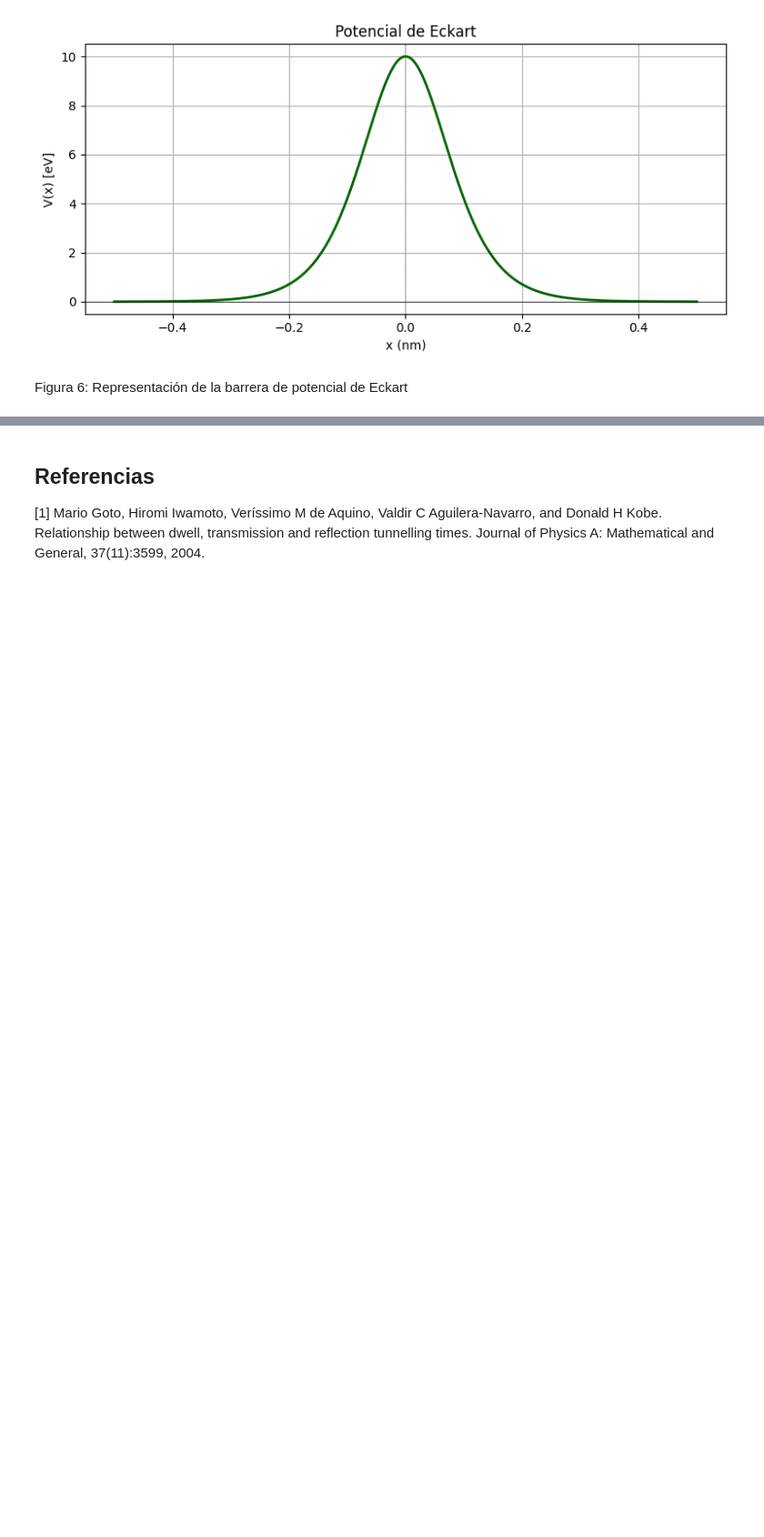
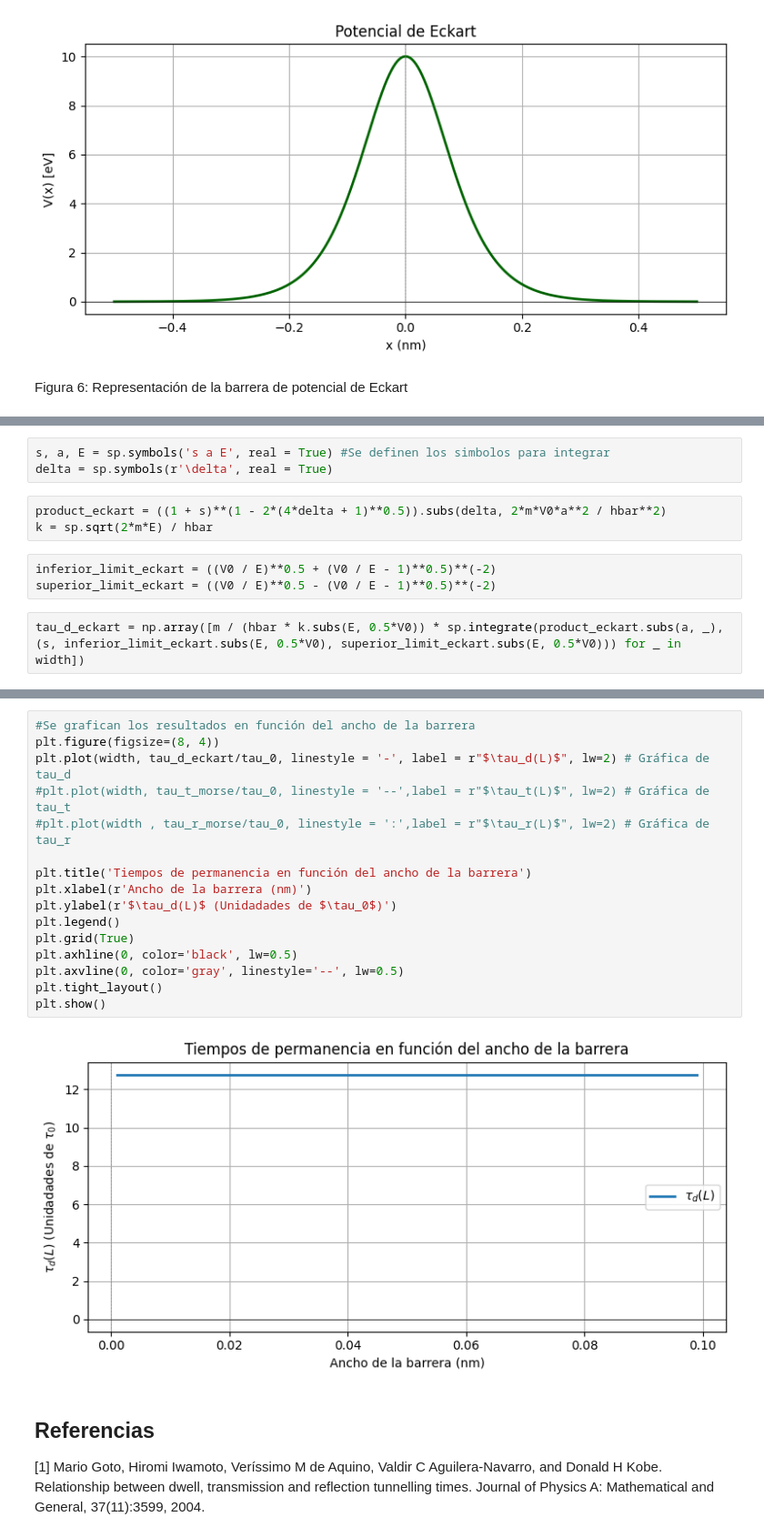
Before and after one commit to CR0NX73/Quantum-Tunnelling-Times, a Jupyter notebook: potenciales.ipynb, the cells around one changed output, grey strips where cells are left out. Shown at 91% size. Saved outputs shown, nothing was run; the diff lists cells and outputs as text; blank space fills up the shorter version.

```diff
--- a/potenciales.ipynb
+++ b/potenciales.ipynb
@@ -539,0 +590,11 @@ Figura 6: Representación de la barrera de potencial de Eckart
+# %%
+s, a, E = sp.symbols('s a E', real = True) #Se definen los simbolos para integrar
+delta = sp.symbols(r'\delta', real = True)
+# %%
+product_eckart = ((1 + s)**(1 - 2*(4*delta + 1)**0.5)).subs(delta, 2*m*V0*a**2 / hbar**2)
+k = sp.sqrt(2*m*E) / hbar
+# %%
+inferior_limit_eckart = ((V0 / E)**0.5 + (V0 / E - 1)**0.5)**(-2)
+superior_limit_eckart = ((V0 / E)**0.5 - (V0 / E - 1)**0.5)**(-2)
+# %%
+tau_d_eckart = np.array([m / (hbar * k.subs(E, 0.5*V0)) * sp.integrate(product_eckart.subs(a, _), (s, inferior_limit_eckart.subs(E, 0.5*V0), superior_limit_eckart.subs(E, 0.5*V0))) for _ in width])
@@ -540,3 +621,21 @@ Figura 6: Representación de la barrera de potencial de Eckart
+# %%
+#Se grafican los resultados en función del ancho de la barrera
+plt.figure(figsize=(8, 4))
+plt.plot(width, tau_d_eckart/tau_0, linestyle = '-', label = r"$\tau_d(L)$", lw=2) # Gráfica de tau_d
+#plt.plot(width, tau_t_morse/tau_0, linestyle = '--',label = r"$\tau_t(L)$", lw=2) # Gráfica de tau_t
+#plt.plot(width , tau_r_morse/tau_0, linestyle = ':',label = r"$\tau_r(L)$", lw=2) # Gráfica de tau_r
+
+plt.title('Tiempos de permanencia en función del ancho de la barrera')
+plt.xlabel(r'Ancho de la barrera (nm)')
+plt.ylabel(r'$\tau_d(L)$ (Unidadades de $\tau_0$)')
+plt.legend()
+plt.grid(True)
+plt.axhline(0, color='black', lw=0.5)
+plt.axvline(0, color='gray', linestyle='--', lw=0.5)
+plt.tight_layout()
+plt.show()
+# %% [output]
+[figure, added]
 # %% [markdown]
 <h2>Referencias</h2>
 
```
Also changed, not shown: parts of 21 cells of this notebook.
